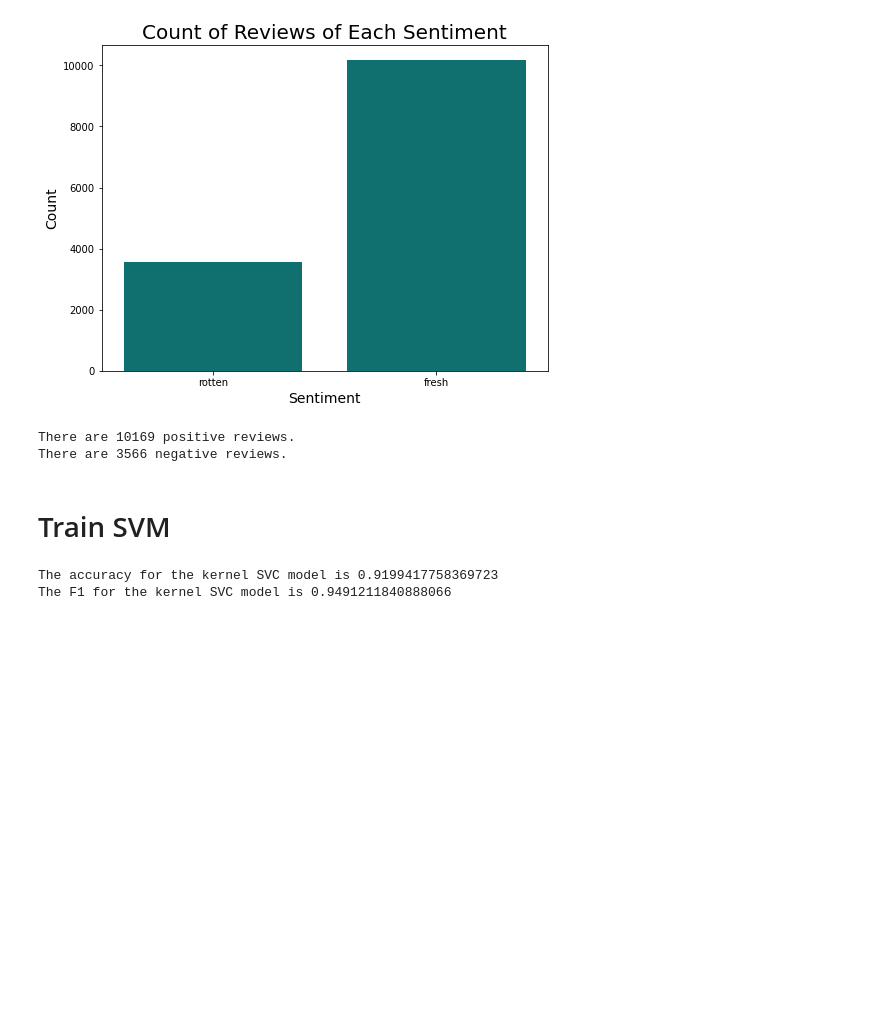
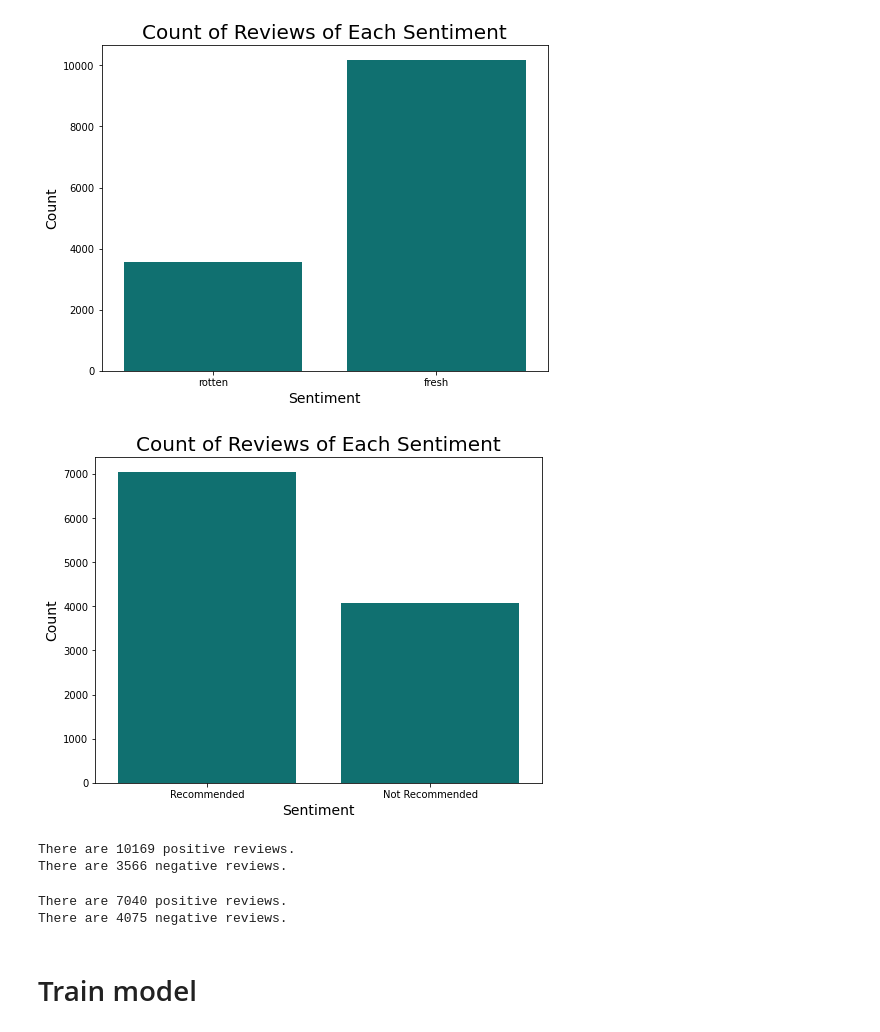
Before and after one commit to WANGKAIVICTOR/COMP7630-Text-Sentiment-Classifier, a Jupyter notebook: main.ipynb, the cells around one changed output. Cells and saved outputs as stored; diff of their text form; code cells hidden in the pictures; blank space fills up the shorter version.

```diff
--- a/main.ipynb
+++ b/main.ipynb
@@ -352,4 +405,14 @@ plt.title('Count of Reviews of Each Sentiment', fontsize=20)
 plt.show()
 # %% [output]
 [figure]
+# %%
+plt.figure(figsize=(8, 6))
+ax = sns.countplot(x=new_game_data_df['label'], color='teal')
+#plt.xlim(0,12000)
+plt.ylabel('Count', fontsize=14)
+plt.xlabel('Sentiment', fontsize=14)
+plt.title('Count of Reviews of Each Sentiment', fontsize=20)
+plt.show()
+# %% [output]
+[figure, added]
 # %%
@@ -358,5 +421,11 @@ print('There are '+ str(text_data[text_data['label']!='fresh'].shape[0]) + ' neg
 # %% [output]
 There are 10169 positive reviews.
 There are 3566 negative reviews.
+# %%
+print('There are '+ str(game_data[game_data['label']=='Recommended'].shape[0])+' positive reviews.')
+print('There are '+ str(game_data[game_data['label']!='Recommended'].shape[0]) + ' negative reviews.')
+# %% [output]
+There are 7040 positive reviews.
+There are 4075 negative reviews.
 # %% [markdown]
-# Train SVM
+# Train model
@@ -382,7 +431,0 @@ clf_score = clf.score(Xtest, Ytest)
-# %%
-print('The accuracy for the kernel SVC model is '+str(clf_score))
-clf_f1score = f1_score(Ytest, clf.predict(Xtest))
-print('The F1 for the kernel SVC model is '+str(clf_f1score))
-# %% [output]
-The accuracy for the kernel SVC model is 0.9199417758369723
-The F1 for the kernel SVC model is 0.9491211840888066
```
Also changed, not shown: parts of 20 cells of this notebook, 2 other files.
